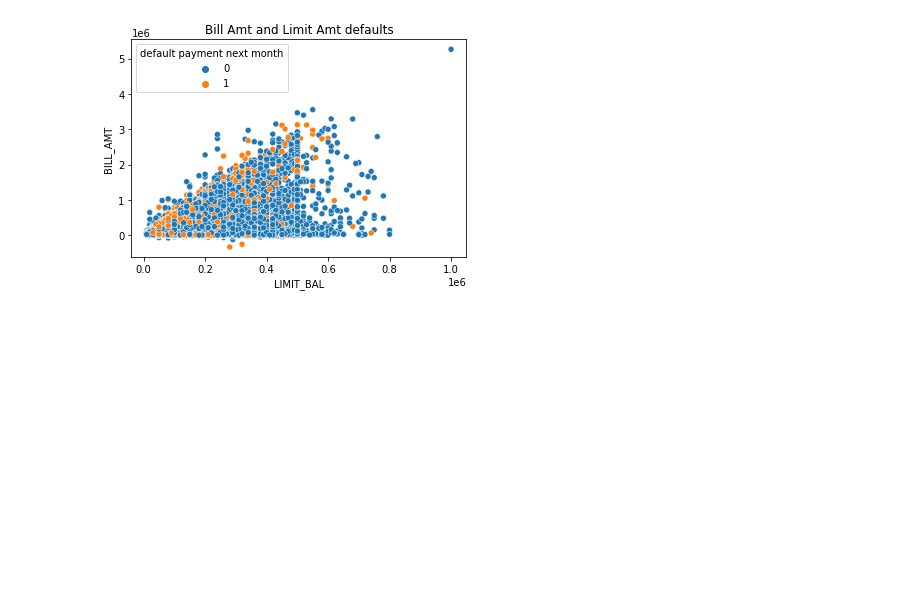
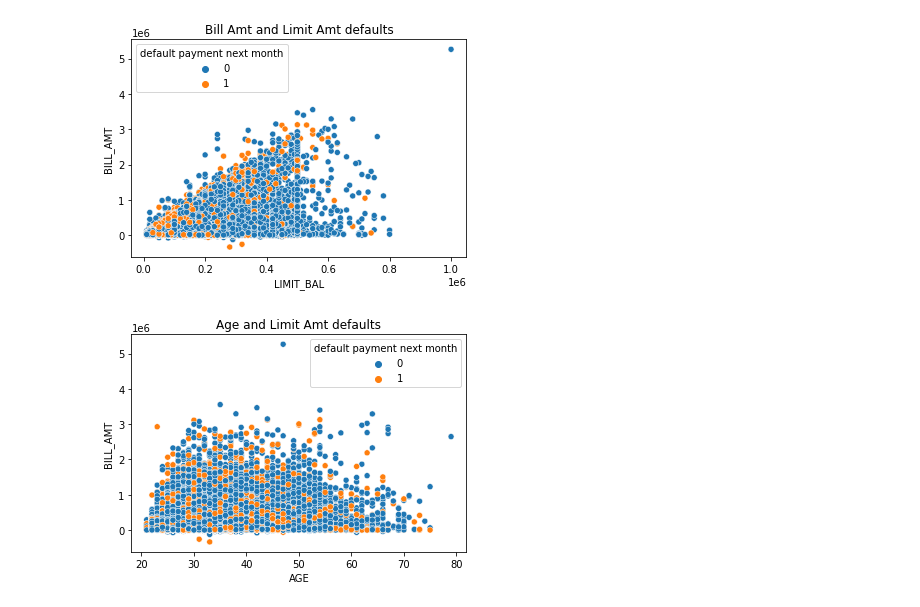
Before and after one commit to choudhurysibani120/NYC-Trip-Time-Prediction, a Jupyter notebook: Copy_of_Credit_Card_Default_Prediction_Capstone_Project.ipynb, the cells around one changed output. Saved outputs shown, nothing was run; the diff lists cells and outputs as text; code cells hidden in the pictures; blank space fills up the shorter version.

```diff
--- a/Copy_of_Credit_Card_Default_Prediction_Capstone_Project.ipynb
+++ b/Copy_of_Credit_Card_Default_Prediction_Capstone_Project.ipynb
@@ -101,3 +101,6 @@ data.shape
 (30000, 25)
 # %%
 data = data.drop(["ID"],axis=1)
+# %%
+#changing the name of  pay_0 column to pay_1 to make the numbering correct
+data.rename(columns={'PAY_0':'PAY_1'}, inplace=True)
@@ -161,3 +165,9 @@ plt.title("Bill Amt and Limit Amt defaults")
 plt.show()
 # %% [output]
 [figure]
+# %%
+sns.scatterplot(x='AGE',y='BILL_AMT',hue='default payment next month', data=data)
+plt.title("Age and Limit Amt defaults")
+plt.show()
+# %% [output]
+[figure, added]
```
Also changed, not shown: parts of 27 cells of this notebook.
